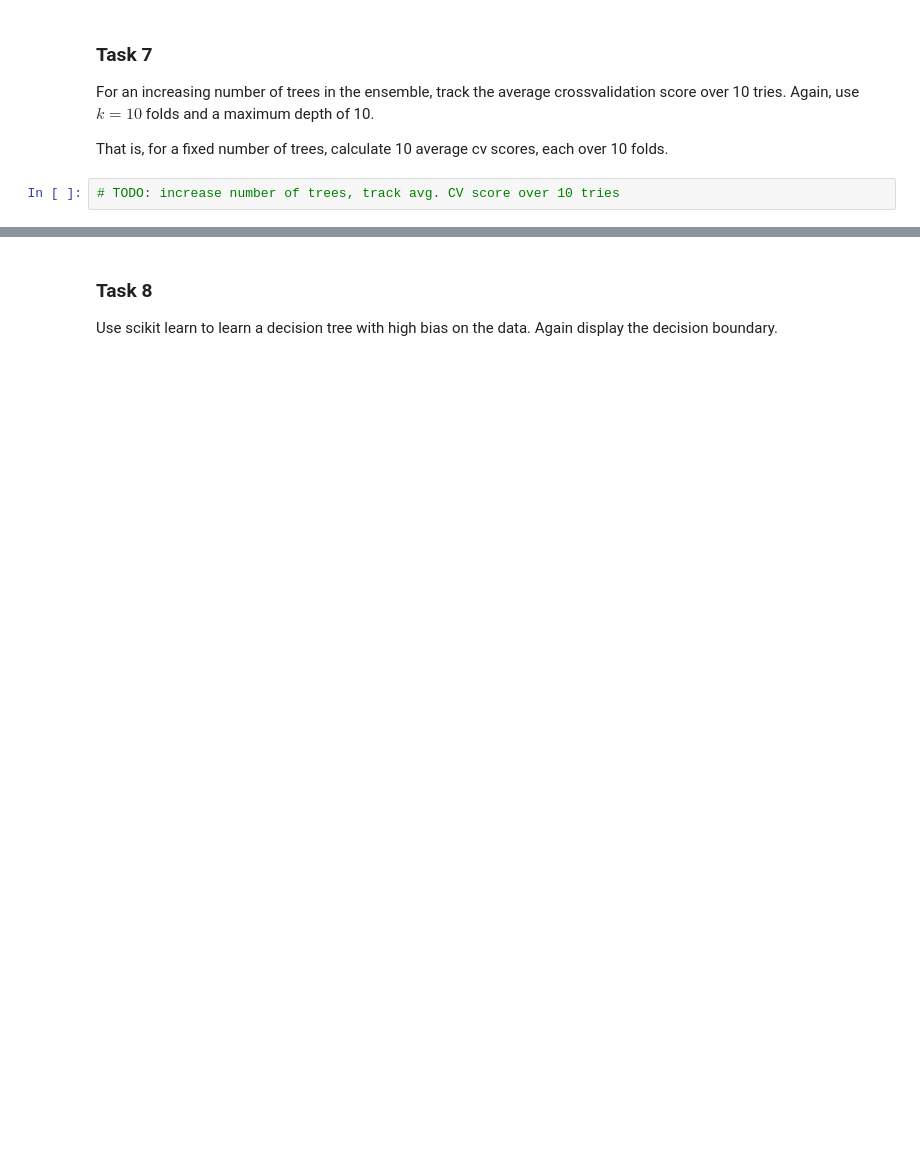
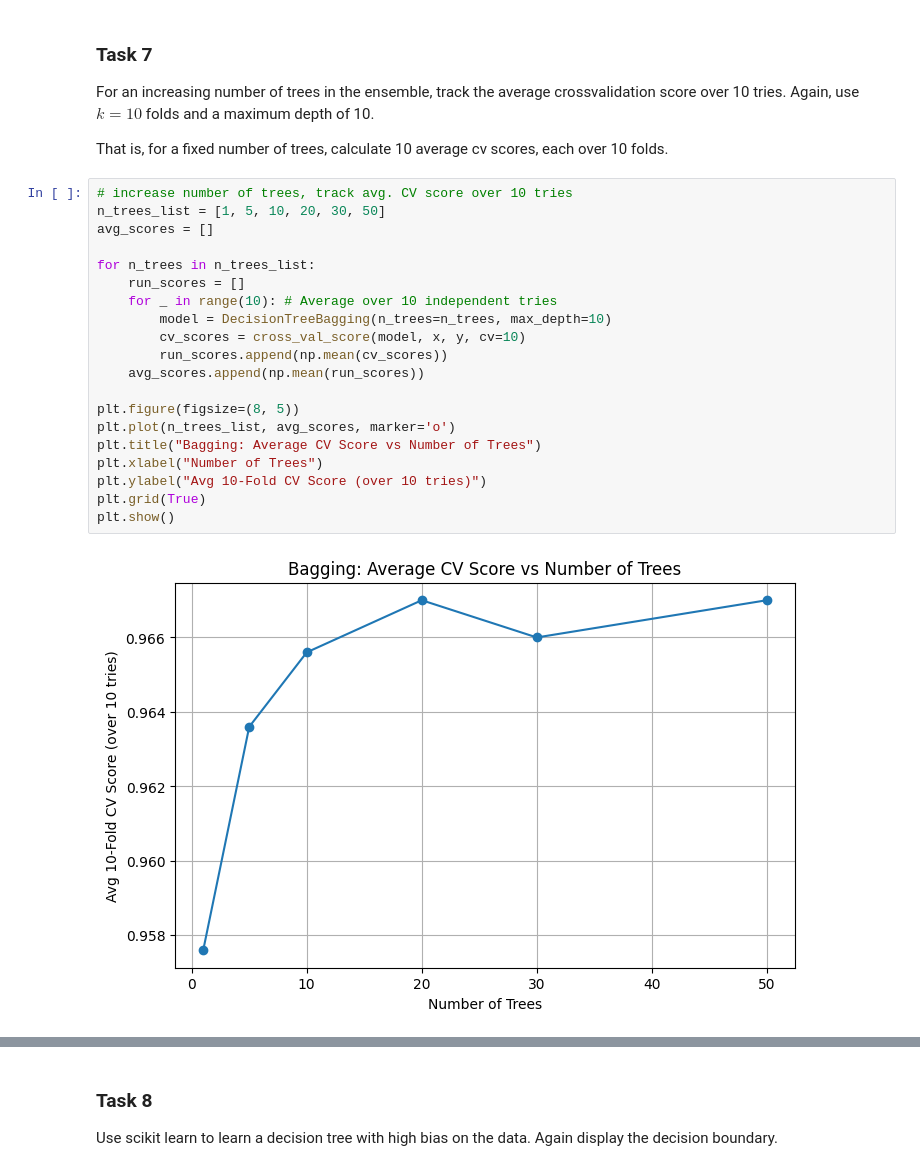
Before and after one commit to MherMnatsakanyan03/algorithmische_grundlagen_ml_LAB, a Jupyter notebook: tasks/07_Bagging_Boosting/07_Bagging_Boosting.ipynb, the cells around one changed output, grey strips where cells are left out. Drawn from its saved outputs; the diff is of its cells as text; blank space fills up the shorter version.

```diff
--- a/tasks/07_Bagging_Boosting/07_Bagging_Boosting.ipynb
+++ b/tasks/07_Bagging_Boosting/07_Bagging_Boosting.ipynb
@@ -257,7 +355,27 @@ Again, use $k = 10$ folds and a maximum depth of 10.
 
 That is, for a fixed number of trees, calculate 10 average cv scores, each over 10 folds.
 # %%
-# TODO: increase number of trees, track avg. CV score over 10 tries
+# increase number of trees, track avg. CV score over 10 tries
+n_trees_list = [1, 5, 10, 20, 30, 50]
+avg_scores = []
+
+for n_trees in n_trees_list:
+    run_scores = []
+    for _ in range(10): # Average over 10 independent tries
+        model = DecisionTreeBagging(n_trees=n_trees, max_depth=10)
+        cv_scores = cross_val_score(model, x, y, cv=10)
+        run_scores.append(np.mean(cv_scores))
+    avg_scores.append(np.mean(run_scores))
+
+plt.figure(figsize=(8, 5))
+plt.plot(n_trees_list, avg_scores, marker='o')
+plt.title("Bagging: Average CV Score vs Number of Trees")
+plt.xlabel("Number of Trees")
+plt.ylabel("Avg 10-Fold CV Score (over 10 tries)")
+plt.grid(True)
+plt.show()
+# %% [output]
+[figure, added]
 # %% [markdown]
 # Boosting - Bias Reduction
 
```
Also changed, not shown: parts of 14 cells of this notebook.
